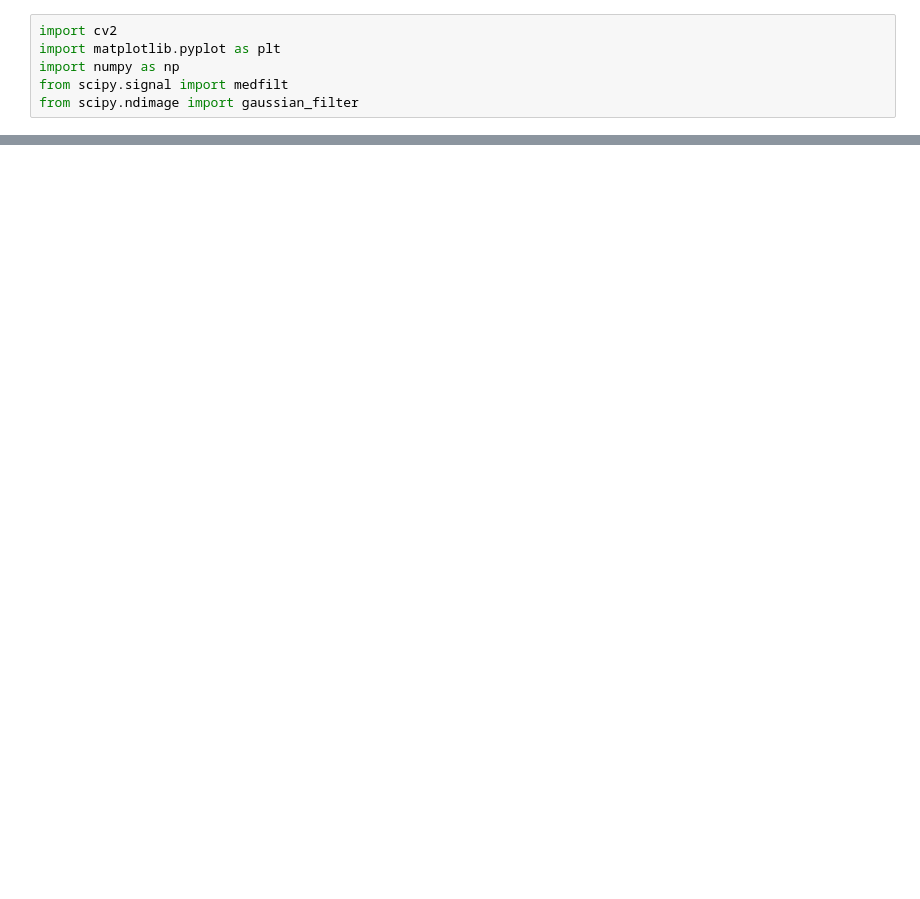
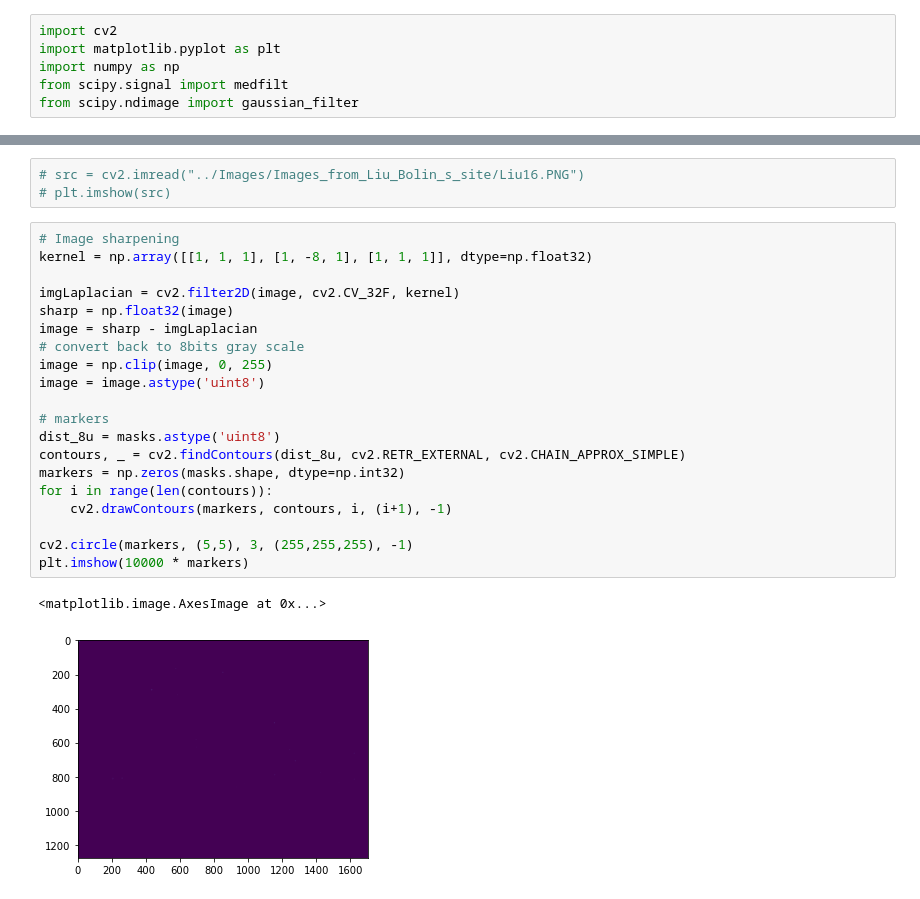
Before and after one commit to nicholaslenz12/ece-588-g14-invisible-man, a Jupyter notebook: darg_convexity_method/darg.ipynb, the cells around one changed output, grey strips where cells are left out. Saved outputs shown, nothing was run; the diff lists cells and outputs as text; blank space fills up the shorter version.

```diff
--- a/darg_convexity_method/darg.ipynb
+++ b/darg_convexity_method/darg.ipynb
@@ -53,0 +58,26 @@ if __name__ == '__main__':
+# %%
+# src = cv2.imread("../Images/Images_from_Liu_Bolin_s_site/Liu16.PNG")
+# plt.imshow(src)
+# %%
+# Image sharpening
+kernel = np.array([[1, 1, 1], [1, -8, 1], [1, 1, 1]], dtype=np.float32)
+
+imgLaplacian = cv2.filter2D(image, cv2.CV_32F, kernel)
+sharp = np.float32(image)
+image = sharp - imgLaplacian
+# convert back to 8bits gray scale
+image = np.clip(image, 0, 255)
+image = image.astype('uint8')
+
+# markers
+dist_8u = masks.astype('uint8')
+contours, _ = cv2.findContours(dist_8u, cv2.RETR_EXTERNAL, cv2.CHAIN_APPROX_SIMPLE)
+markers = np.zeros(masks.shape, dtype=np.int32)
+for i in range(len(contours)):
+    cv2.drawContours(markers, contours, i, (i+1), -1)
+
+cv2.circle(markers, (5,5), 3, (255,255,255), -1)
+plt.imshow(10000 * markers)
+# %% [output]
+<matplotlib.image.AxesImage at 0x...>
+[figure, added]
```
Also changed, not shown: parts of 3 cells of this notebook, 3 other files.
